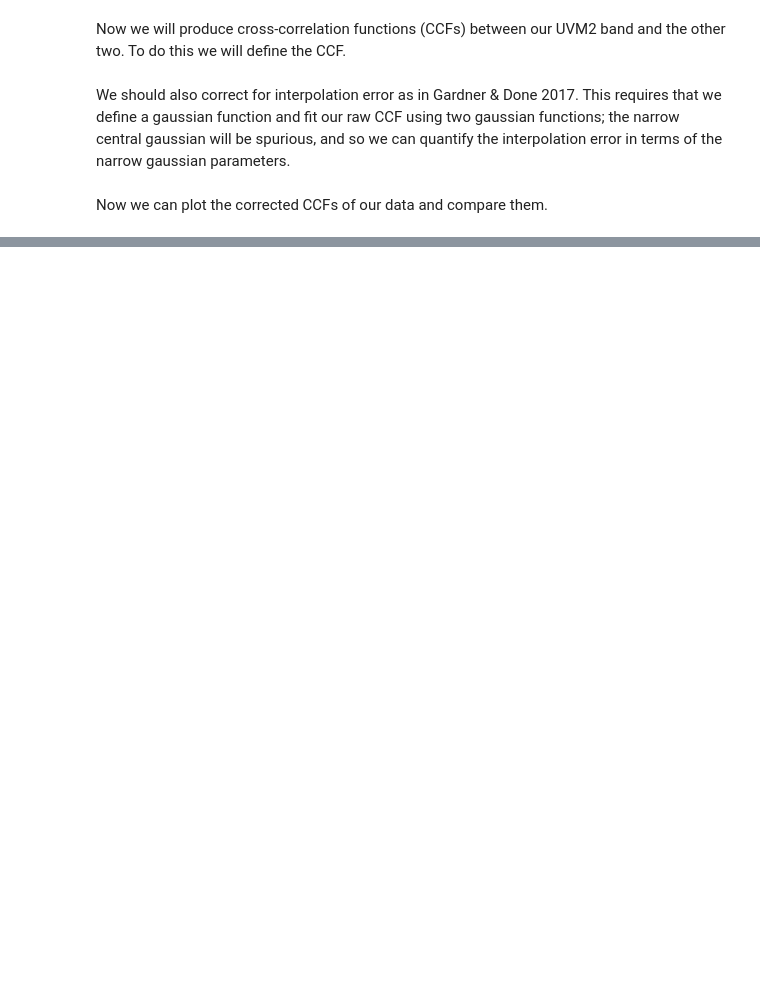
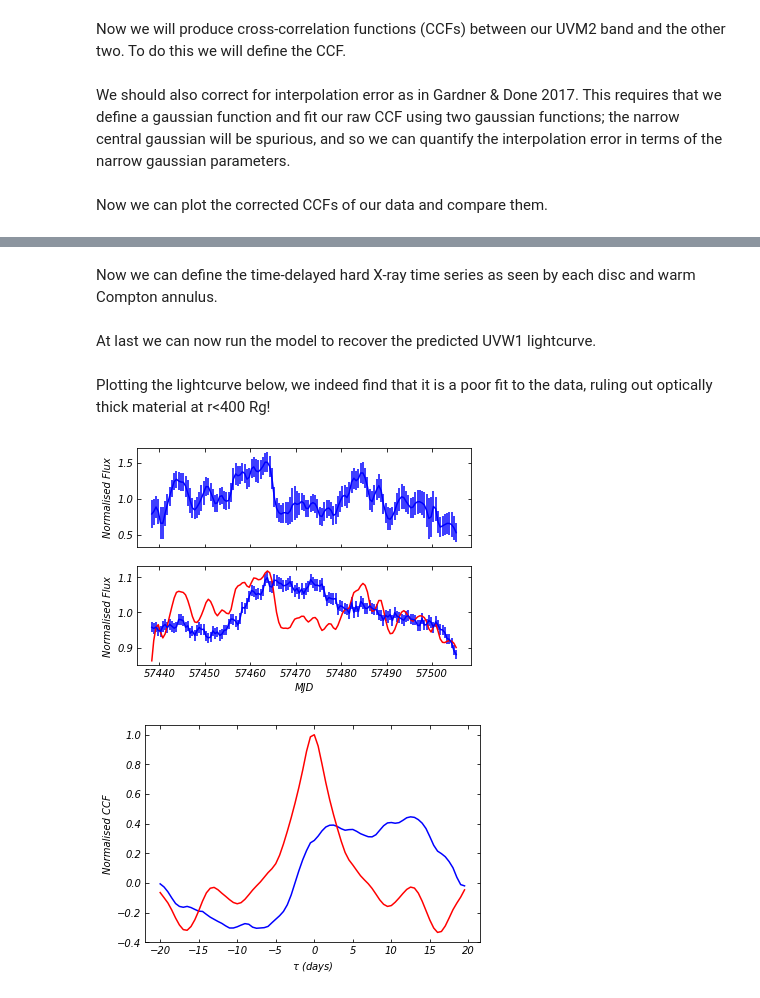
Before and after one commit to RaadMahmoud/AGN_lightcurve_modelling, a Jupyter notebook: lightcurve_extraction_and_modelling_NGC4151_GitHub.ipynb, the cells around one changed output, grey strips where cells are left out. Drawn from its saved outputs; the diff is of its cells as text; code cells hidden in the pictures; blank space fills up the shorter version.

```diff
--- a/lightcurve_extraction_and_modelling_NGC4151_GitHub.ipynb
+++ b/lightcurve_extraction_and_modelling_NGC4151_GitHub.ipynb
@@ -416,0 +673,26 @@ OSError: [Errno 2] No such file or directory: '../xspec_placeholder_data'
+# %% [markdown]
+Now we can define the time-delayed hard X-ray time series as seen by each disc and warm Compton annulus.
+# %%
+def lagged_array(N_r, rs, drs):
+    lagged_driving = np.zeros((N_r, len(comparison_times_rebn)))
+    for i in range(N_r):
+        r, dr = rs[i], drs[i]
+        len_T = len(comparison_times)
+        outcurve = np.zeros(len_T)
+        tf = point_illum_transferfn(r+dr/2, r-dr/2)[1]
+        for j in range(len_T):
+            for k in range(len_T):
+                if k-j >= 0:
+                    outcurve[k] += tf[j]*flux_BAT_int[k-j]
+        digitized = np.digitize(comparison_times, bins)
+        outcurve_rebn = np.asarray([outcurve[digitized == p].mean() for p in range(1, len(bins))])
+        lagged_driving[i] = outcurve_rebn
+    return lagged_driving
+
+lagged_driving_disc = lagged_array(N_r, rs_disc, drs_disc)
+lagged_driving_disc_aves = np.mean(lagged_driving_disc, axis = 1)
+
+lagged_driving_warm = lagged_array(N_r, rs_warm, drs_warm)
+lagged_driving_warm_aves = np.mean(lagged_driving_warm, axis = 1)
+# %% [markdown]
+At last we can now run the model to recover the predicted UVW1 lightcurve.
@@ -416,0 +763,28 @@ OSError: [Errno 2] No such file or directory: '../xspec_placeholder_data'
+# %% [markdown]
+Plotting the lightcurve below, we indeed find that it is a poor fit to the data, ruling out optically thick material at r<400 Rg!
+# %%
+UV_lc = UVW1curve()
+
+f, (ax1, ax2) = plt.subplots(2, sharex=True)
+ax1.errorbar(comparison_times_rebn, flux_BAT_rebn/np.average(flux_BAT_rebn), flux_err_BAT_rebn/np.average(flux_BAT_rebn), label = 'BAT', c= 'blue')
+ax2.plot(comparison_times_rebn, UV_lc/np.average(UV_lc), label = 'UVW1 predicted', c = 'r')
+ax2.errorbar(comparison_times_rebn, flux_UVW1_rebn/np.average(flux_UVW1_rebn), flux_err_UVW1_rebn/np.average(flux_UVW1_rebn), label = 'UVW1 data', c= 'blue')
+ax2.set_xlabel('MJD')
+ax2.set_ylabel('Normalised Flux')
+ax1.set_ylabel('Normalised Flux')
+ax1.tick_params(axis = 'both', bottom='on', top='on', left='on', right='on', direction= 'in')
+ax2.tick_params(axis = 'both', bottom='on', top='on', left='on', right='on', direction= 'in')
+
+f, ax = plt.subplots()
+CCF_dat = CCF_corrected(flux_UVW1_rebn[startcut:], flux_BAT_rebn[startcut:], dt_rebn, flux_err_UVW1_rebn[startcut:], flux_err_BAT_rebn[startcut:])
+CCF_mod = CCF_corrected(UV_lc[startcut:], flux_BAT_rebn[startcut:], dt_rebn,  flux_err_UVW1_rebn[startcut:]/np.average(flux_UVW1_rebn[startcut:]) * np.average(UV_lc[startcut:]), h_err = flux_err_BAT_rebn[startcut:], mode=  'nocorr')
+ax.tick_params(axis = 'both', bottom='on', top='on', left='on', right='on', direction= 'in')
+ax.plot(taus, CCF_dat, c = 'b')
+ax.plot(taus, CCF_mod, c = 'r')
+ax.set_title('')
+ax.set_xlabel(r'$\tau$ (days)')
+ax.set_ylabel('Normalised CCF')
+plt.show()
+# %% [output]
+[figure, added]
+[figure, added]
```
Also changed, not shown: parts of 28 cells of this notebook, 1 other file.
